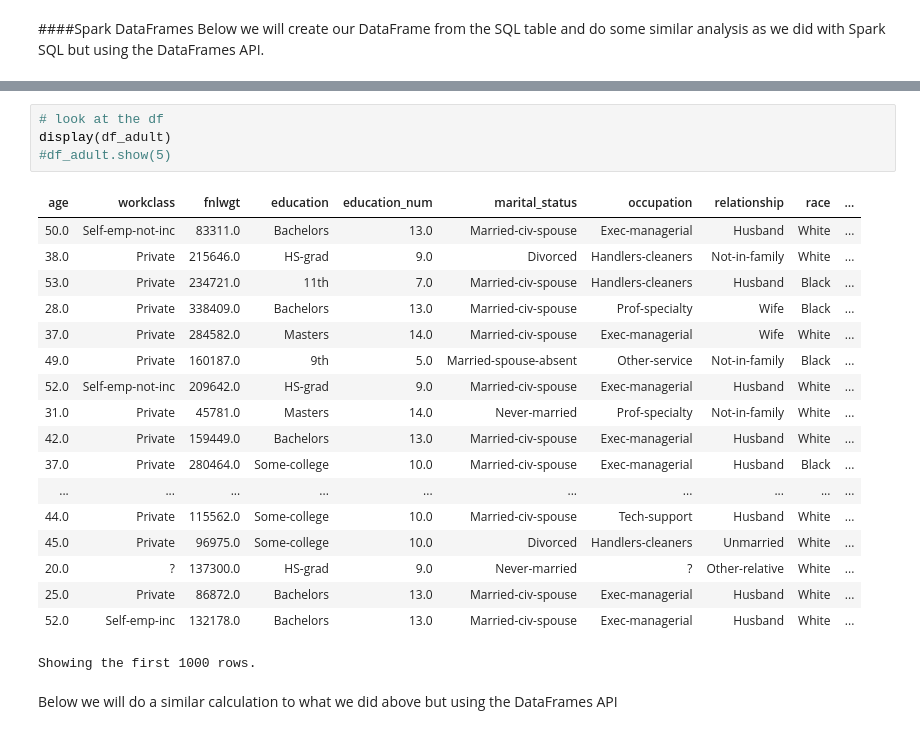
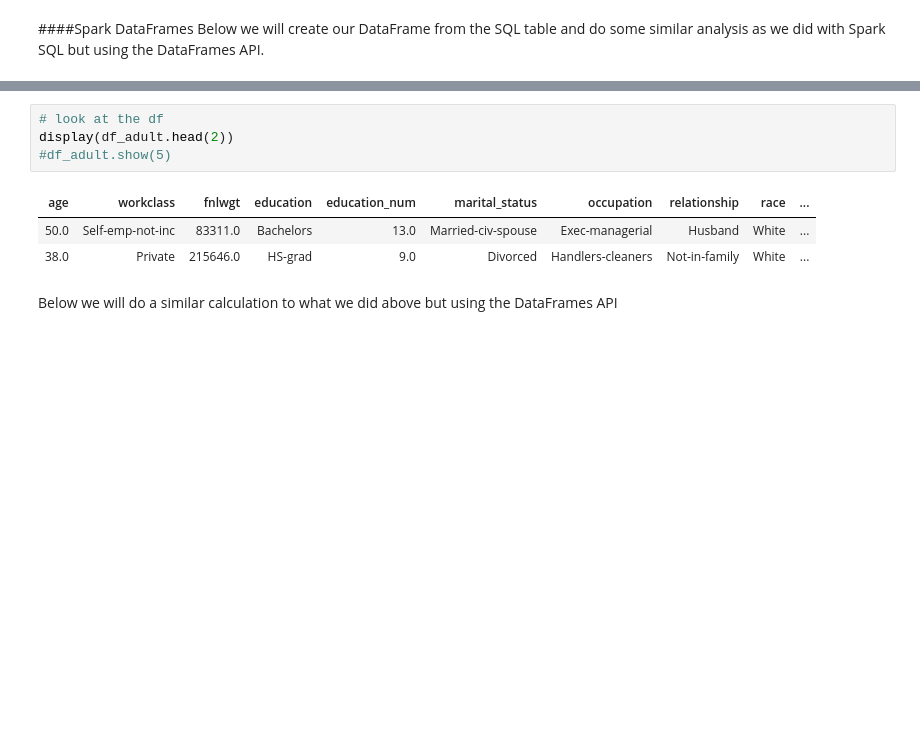
Before and after one commit to varsha2509/Springboard-DS, a Jupyter notebook: Spark-SQL-Ex/Spark DF, SQL, ML Exercise.ipynb, the cells around one changed output, grey strips where cells are left out. Drawn from its saved outputs; the diff is of its cells as text; blank space fills up the shorter version.

```diff
--- a/Spark-SQL-Ex/Spark DF, SQL, ML Exercise.ipynb
+++ b/Spark-SQL-Ex/Spark DF, SQL, ML Exercise.ipynb
@@ -212,27 +191,12 @@ df_adult.printSchema()
 [interactive output not drawn]
 # %%
 # look at the df
-display(df_adult)
+display(df_adult.head(2))
 #df_adult.show(5)
 # %% [output]
 | age | workclass | fnlwgt | education | education_num | marital_status | occupation | relationship | race | ... |
 | 50.0 | Self-emp-not-inc | 83311.0 | Bachelors | 13.0 | Married-civ-spouse | Exec-managerial | Husband | White | ... |
 | 38.0 | Private | 215646.0 | HS-grad | 9.0 | Divorced | Handlers-cleaners | Not-in-family | White | ... |
-| 53.0 | Private | 234721.0 | 11th | 7.0 | Married-civ-spouse | Handlers-cleaners | Husband | Black | ... |
-| 28.0 | Private | 338409.0 | Bachelors | 13.0 | Married-civ-spouse | Prof-specialty | Wife | Black | ... |
-| 37.0 | Private | 284582.0 | Masters | 14.0 | Married-civ-spouse | Exec-managerial | Wife | White | ... |
-| 49.0 | Private | 160187.0 | 9th | 5.0 | Married-spouse-absent | Other-service | Not-in-family | Black | ... |
-| 52.0 | Self-emp-not-inc | 209642.0 | HS-grad | 9.0 | Married-civ-spouse | Exec-managerial | Husband | White | ... |
-| 31.0 | Private | 45781.0 | Masters | 14.0 | Never-married | Prof-specialty | Not-in-family | White | ... |
-| 42.0 | Private | 159449.0 | Bachelors | 13.0 | Married-civ-spouse | Exec-managerial | Husband | White | ... |
-| 37.0 | Private | 280464.0 | Some-college | 10.0 | Married-civ-spouse | Exec-managerial | Husband | Black | ... |
-| ... | ... | ... | ... | ... | ... | ... | ... | ... | ... |
-| 44.0 | Private | 115562.0 | Some-college | 10.0 | Married-civ-spouse | Tech-support | Husband | White | ... |
-| 45.0 | Private | 96975.0 | Some-college | 10.0 | Divorced | Handlers-cleaners | Unmarried | White | ... |
-| 20.0 | ? | 137300.0 | HS-grad | 9.0 | Never-married | ? | Other-relative | White | ... |
-| 25.0 | Private | 86872.0 | Bachelors | 13.0 | Married-civ-spouse | Exec-managerial | Husband | White | ... |
-| 52.0 | Self-emp-inc | 132178.0 | Bachelors | 13.0 | Married-civ-spouse | Exec-managerial | Husband | White | ... |
-Showing the first 1000 rows.
 # %% [markdown]
 Below we will do a similar calculation to what we did above but using the DataFrames API
 # %%
```
Also changed, not shown: parts of 16 cells of this notebook.
